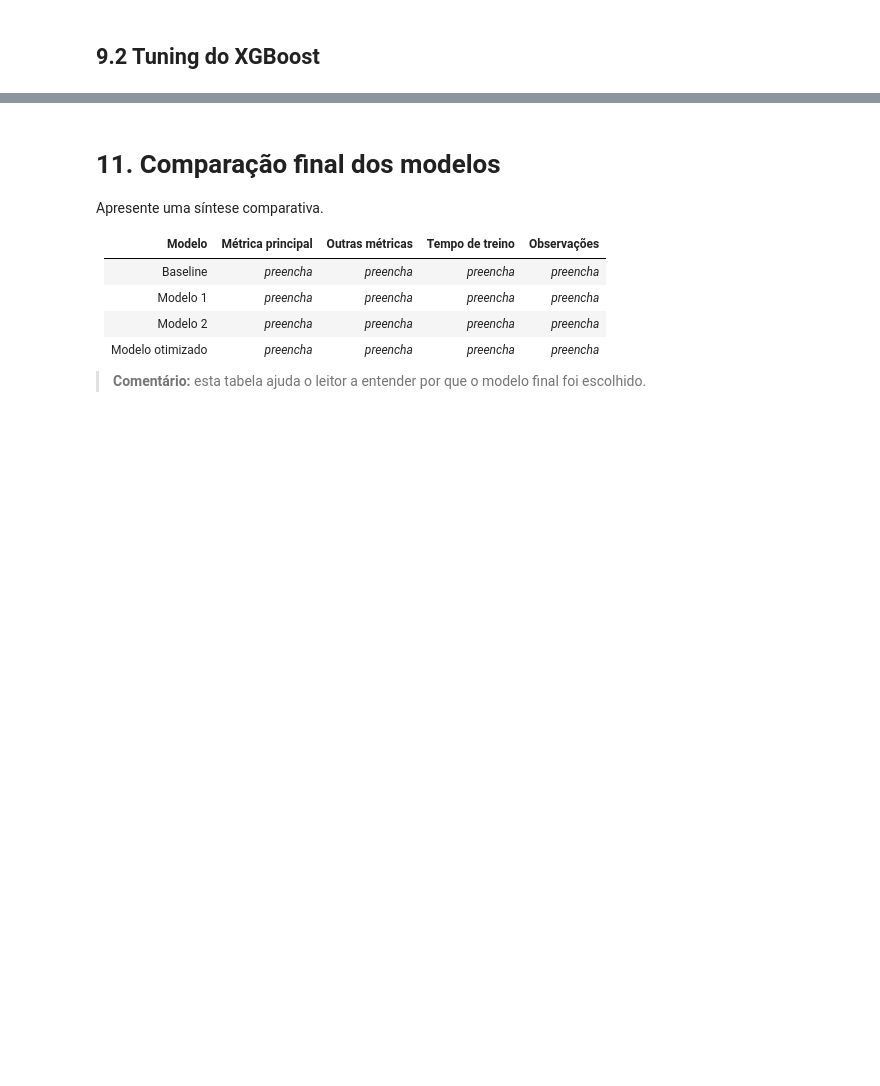
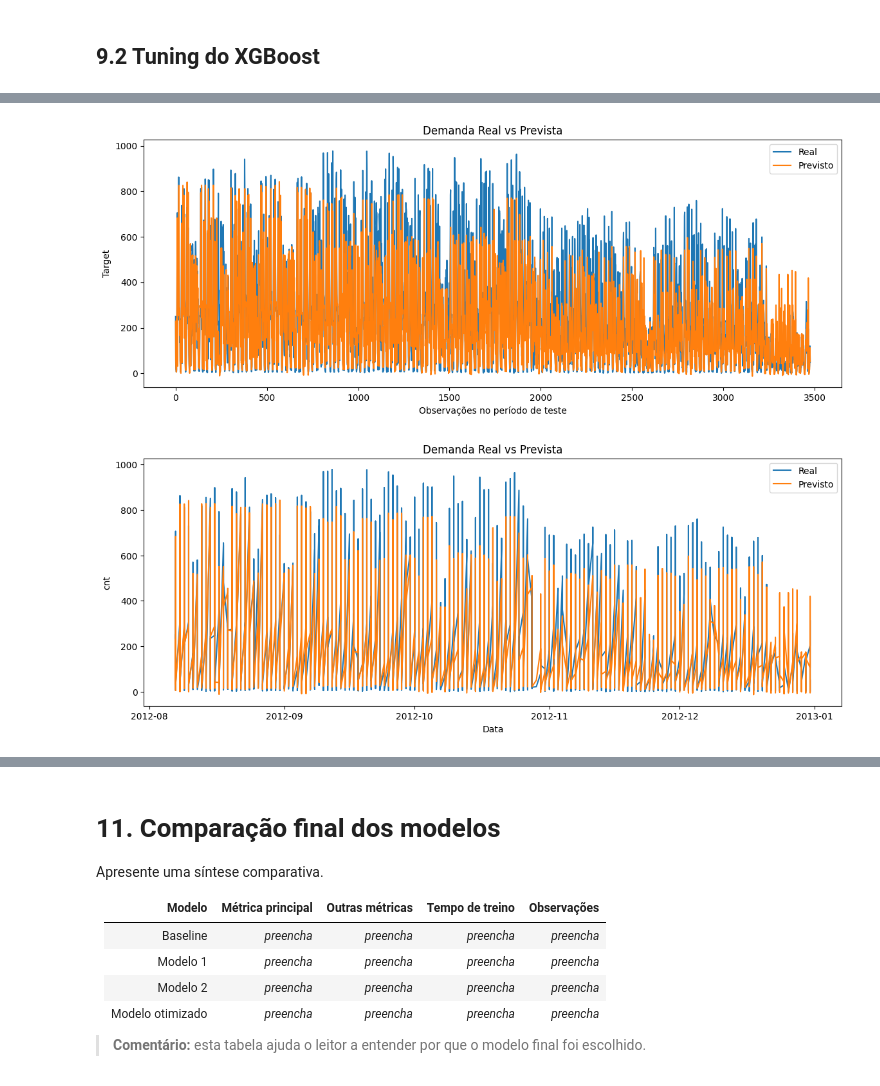
Before and after one commit to pedrovsbenevides/mvp_ml_pucrio, a Jupyter notebook: MVP_Regression.ipynb, the cells around one changed output, grey strips where cells are left out. Cells and saved outputs as stored; diff of their text form; code cells hidden in the pictures; blank space fills up the shorter version.

```diff
--- a/MVP_Regression.ipynb
+++ b/MVP_Regression.ipynb
@@ -1034,0 +1213,25 @@ print("Para séries temporais, compare valores reais vs. previstos ao longo do t
+# %%
+plt.figure(figsize=(14,5))
+plt.plot(y_test.values, label="Real")
+plt.plot(y_pred, label="Previsto")
+
+plt.title("Demanda Real vs Prevista")
+plt.xlabel("Observações no período de teste")
+plt.ylabel("Target")
+plt.legend()
+plt.show()
+
+
+plt.figure(figsize=(14,5))
+plt.plot(test_df["dteday"], y_test, label="Real")
+plt.plot(test_df["dteday"], y_pred, label="Previsto")
+
+plt.title("Demanda Real vs Prevista")
+plt.xlabel("Data")
+plt.ylabel("cnt")
+plt.legend()
+
+plt.show()
+# %% [output]
+[figure, added]
+[figure, added]
```
Also changed, not shown: parts of 59 cells of this notebook.
